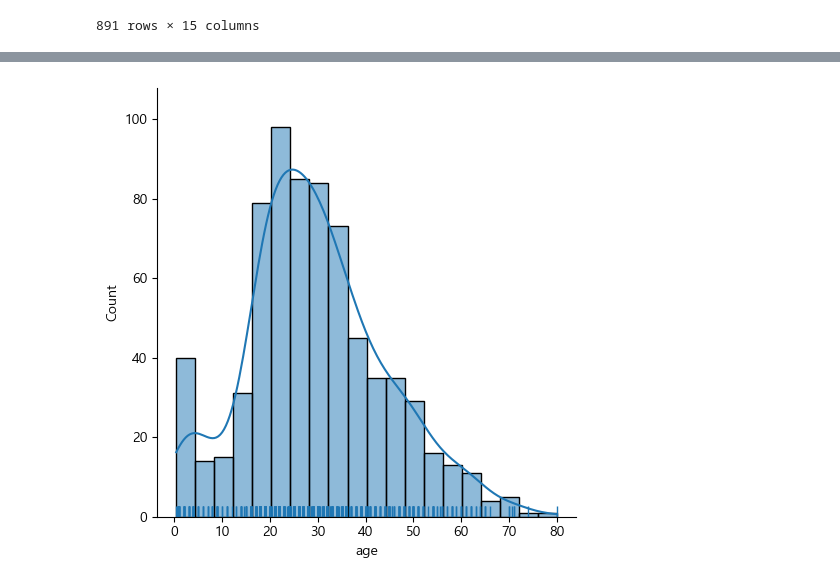
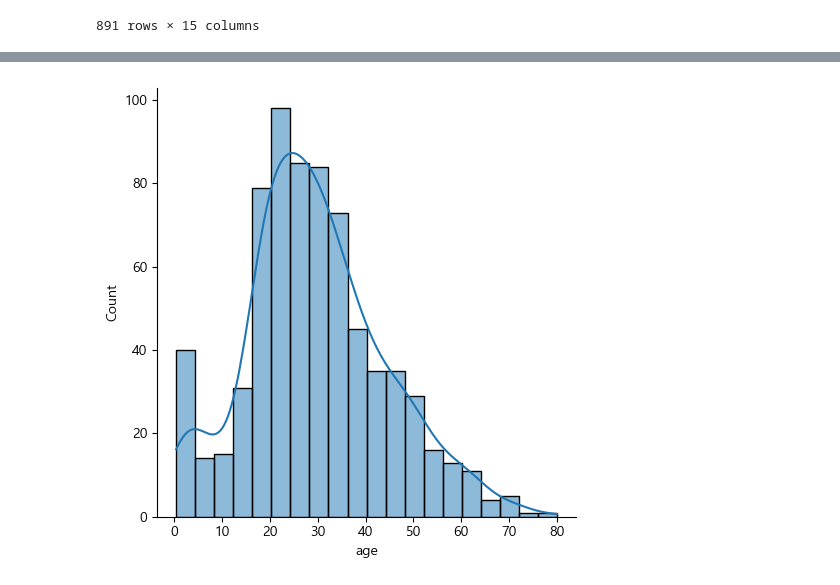
Before and after one commit to qomalq/DataAnalysis-Lecture, a Jupyter notebook: 03.시각화/seaborn연습문제.ipynb, the cells around one changed output, grey strips where cells are left out. Drawn from its saved outputs; the diff is of its cells as text; code cells hidden in the pictures.

```diff
--- a/03.시각화/seaborn연습문제.ipynb
+++ b/03.시각화/seaborn연습문제.ipynb
@@ -47,4 +60,4 @@ titanic
 # %%
-sns.displot(x='age', kde=True, rug=True, data=titanic);
+sns.displot(x='age', kde=True, data=titanic);
 # %% [output]
-[figure, old version]
+[figure, new version]
```
Also changed, not shown: parts of 3 cells of this notebook, 16 other files.
